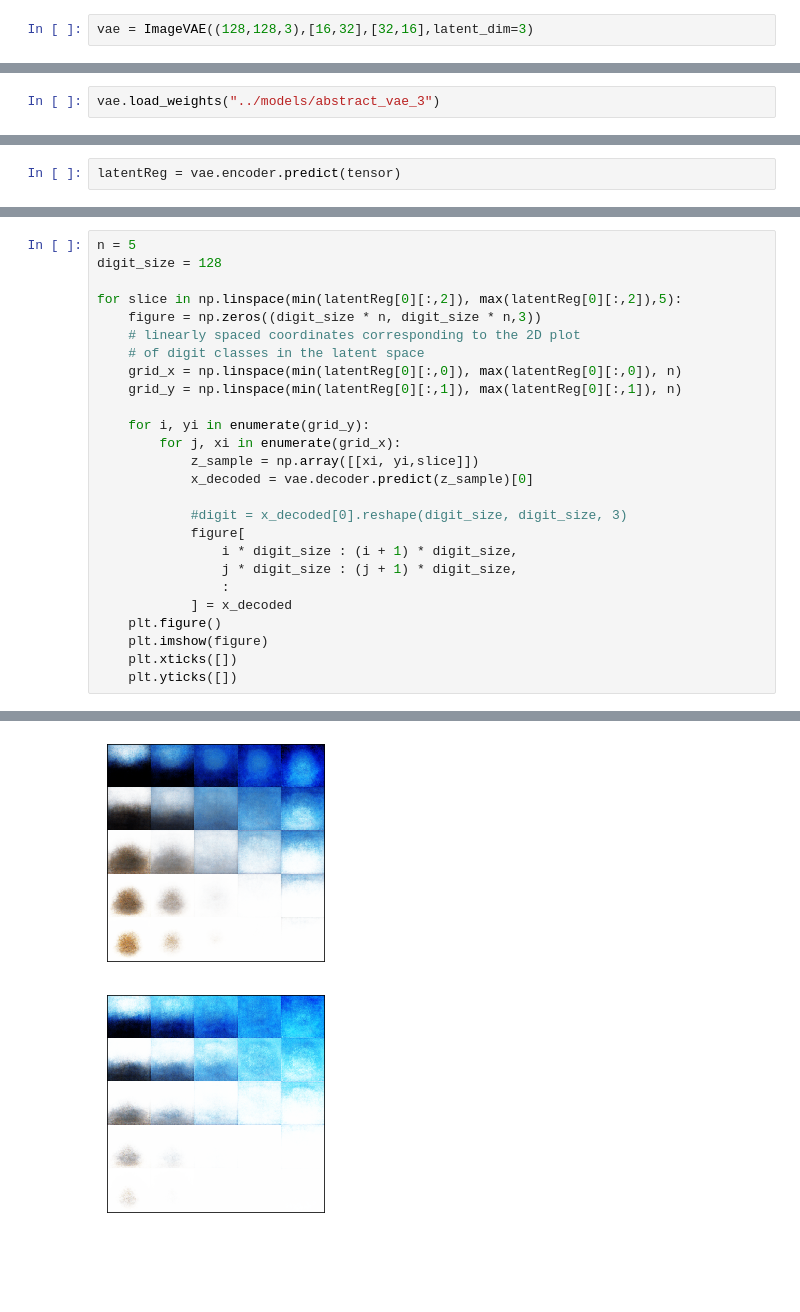
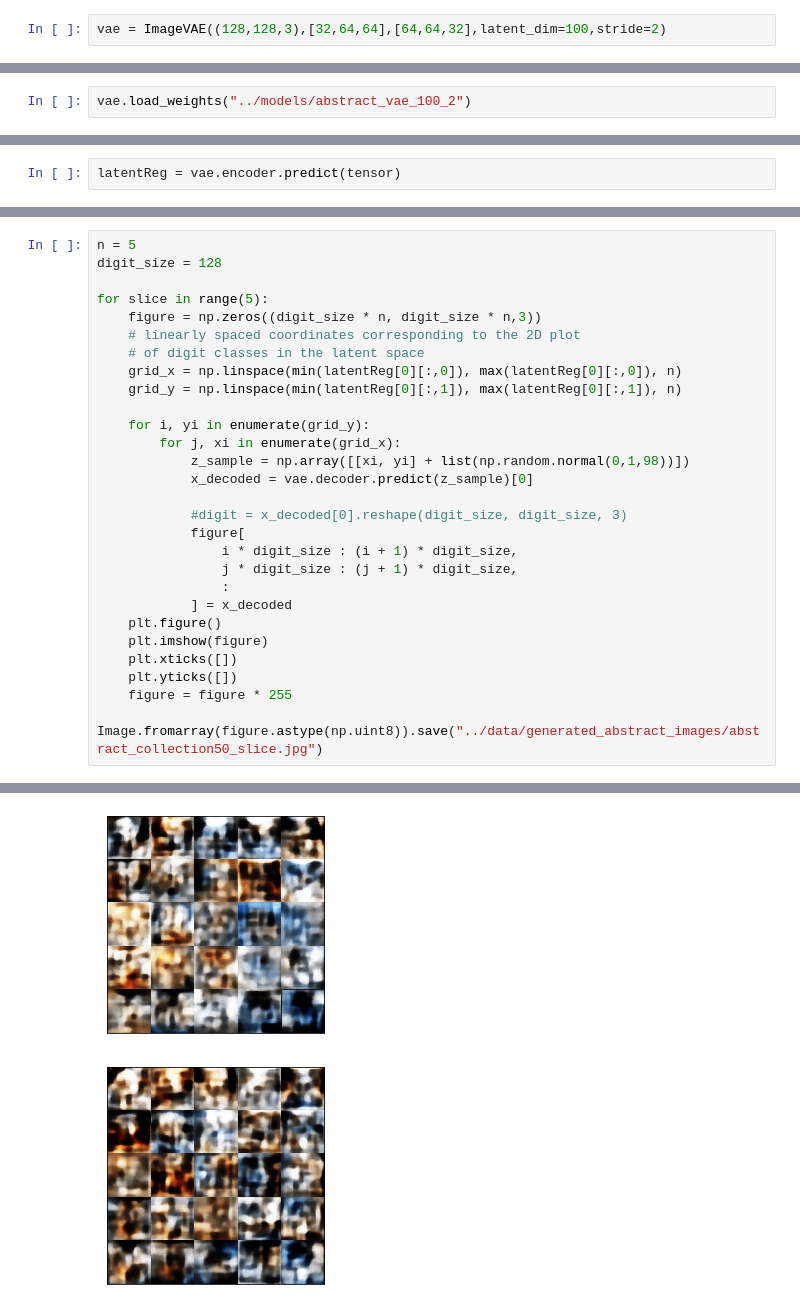
Before and after one commit to e-stan/image_generator, a Jupyter notebook: notebooks/generate_images.ipynb, the cells around one changed output, grey strips where cells are left out. Drawn from its saved outputs; the diff is of its cells as text; blank space fills up the shorter version.

Commit message:
found a better model

```diff
--- a/notebooks/generate_images.ipynb
+++ b/notebooks/generate_images.ipynb
@@ -4,7 +4,7 @@ from dataset_helper import *
 import os
 import matplotlib.pyplot as plt
 # %%
-vae = ImageVAE((128,128,3),[16,32],[32,16],latent_dim=3)
+vae = ImageVAE((128,128,3),[32,64,64],[64,64,32],latent_dim=100,stride=2)
 # %% [output]
 (128, 128, 3)
 Model: "encoder"
@@ -24,7 +24,7 @@ Trainable params: 2,111,459
 Non-trainable params: 0
 _________________________________________________________________
 # %%
-vae.load_weights("../models/abstract_vae_3")
+vae.load_weights("../models/abstract_vae_100_2")
 # %% [output]
 <tensorflow.python.training.tracking.util.CheckpointLoadStatus at 0x...>
 # %%
@@ -51,7 +54,7 @@ plt.imshow(image)
 n = 5
 digit_size = 128
 
-for slice in np.linspace(min(latentReg[0][:,2]), max(latentReg[0][:,2]),5):
+for slice in range(5):
     figure = np.zeros((digit_size * n, digit_size * n,3))
     # linearly spaced coordinates corresponding to the 2D plot
     # of digit classes in the latent space
@@ -60,7 +63,7 @@ for slice in np.linspace(min(latentReg[0][:,2]), max(latentReg[0][:,2]),5):
 
     for i, yi in enumerate(grid_y):
         for j, xi in enumerate(grid_x):
-            z_sample = np.array([[xi, yi,slice]])
+            z_sample = np.array([[xi, yi] + list(np.random.normal(0,1,98))])
             x_decoded = vae.decoder.predict(z_sample)[0]
 
             #digit = x_decoded[0].reshape(digit_size, digit_size, 3)
@@ -73,4 +76,6 @@ for slice in np.linspace(min(latentReg[0][:,2]), max(latentReg[0][:,2]),5):
     plt.imshow(figure)
     plt.xticks([])
     plt.yticks([])
+    figure = figure * 255
+    Image.fromarray(figure.astype(np.uint8)).save("../data/generated_abstract_images/abstract_collection50_slice.jpg")
 # %% [output]
@@ -80,2 +85,2 @@ for slice in np.linspace(min(latentReg[0][:,2]), max(latentReg[0][:,2]),5):
-[figure, old version]
+[figure, new version]
-[figure, old version]
+[figure, new version]
```
Also changed, not shown: parts of 8 cells of this notebook, 3 other files.
